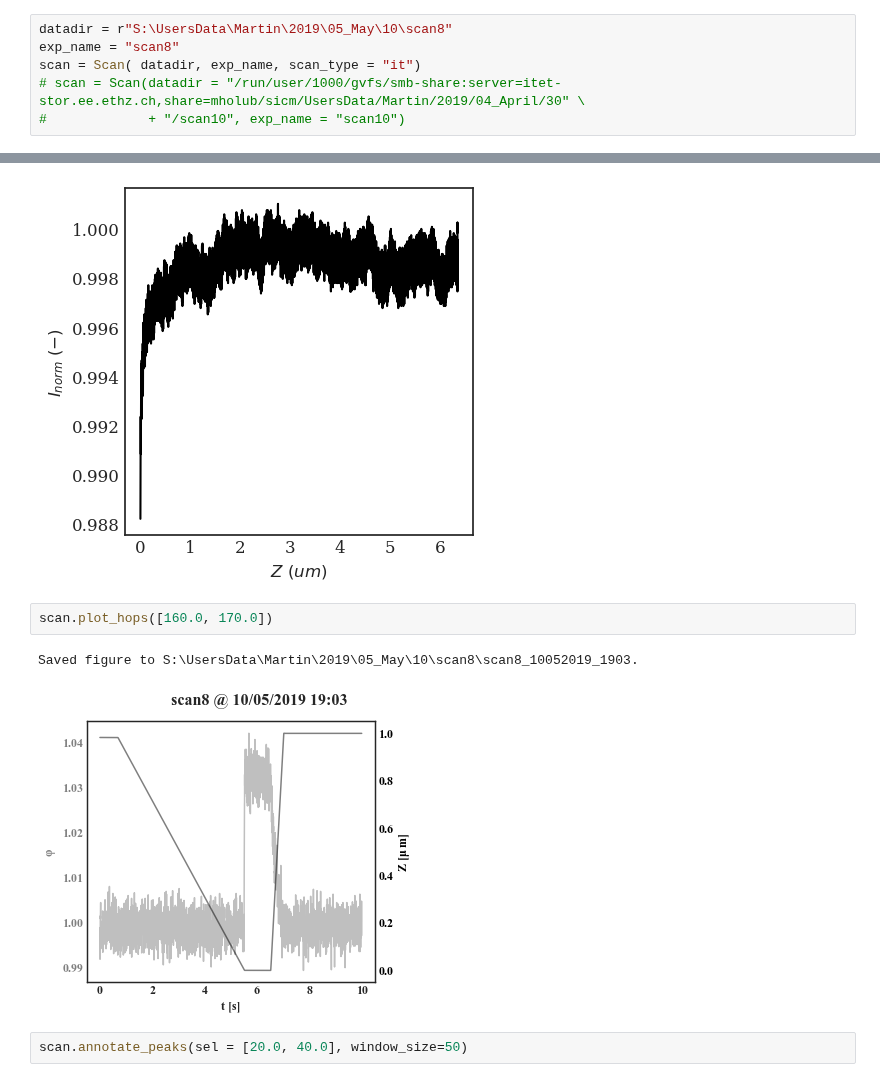
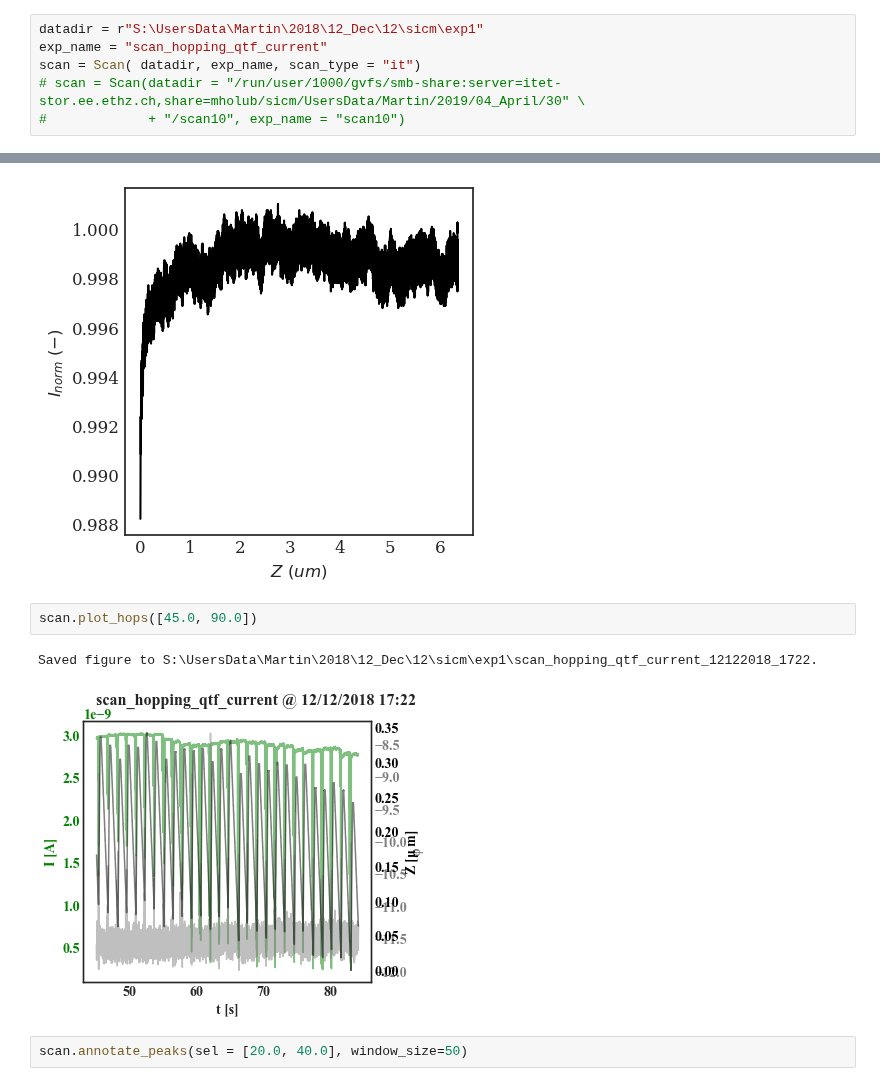
Before and after one commit to martinholub/sicm, a Jupyter notebook: notebooks/plots.ipynb, the cells around one changed output, grey strips where cells are left out. Drawn from its saved outputs; the diff is of its cells as text.

```diff
--- a/notebooks/plots.ipynb
+++ b/notebooks/plots.ipynb
@@ -12,8 +12,8 @@ import numpy as np
 %load_ext autoreload
 %autoreload 2
 # %%
-datadir = r"S:\UsersData\Martin\2019\05_May\10\scan8"
-exp_name = "scan8"
+datadir = r"S:\UsersData\Martin\2018\12_Dec\12\sicm\exp1"
+exp_name = "scan_hopping_qtf_current"
 scan = Scan( datadir, exp_name, scan_type = "it")
 # scan = Scan(datadir = "/run/user/1000/gvfs/smb-share:server=itet-stor.ee.ethz.ch,share=mholub/sicm/UsersData/Martin/2019/04_April/30" \
 #             + "/scan10", exp_name = "scan10")
@@ -39,10 +39,10 @@ scan.plot_approach(location = None, relative = True, convert = False)
 Saved figure to S:\UsersData\Martin\2019\06_June\28\scan3\scan3_28062019_1403_approach.svg.
 [figure]
 # %%
-scan.plot_hops([160.0, 170.0])
+scan.plot_hops([45.0, 90.0])
 # %% [output]
-Saved figure to S:\UsersData\Martin\2019\05_May\10\scan8\scan8_10052019_1903.
+Saved figure to S:\UsersData\Martin\2018\12_Dec\12\sicm\exp1\scan_hopping_qtf_current_12122018_1722.
-[figure, old version]
+[figure, new version]
 # %%
 scan.annotate_peaks(sel = [20.0, 40.0], window_size=50)
 # %% [output]
```
Also changed, not shown: parts of 2 cells of this notebook, 3 other files.
